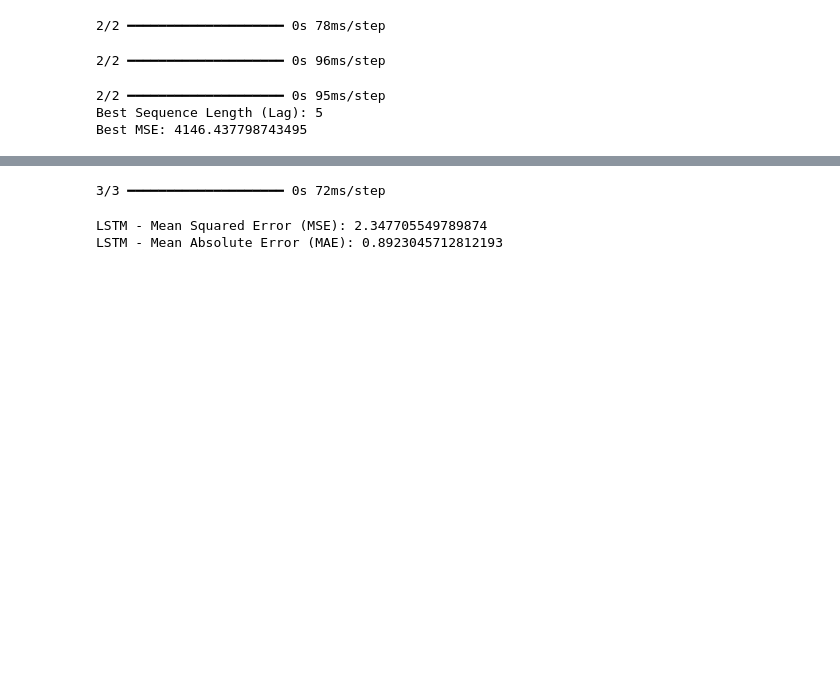
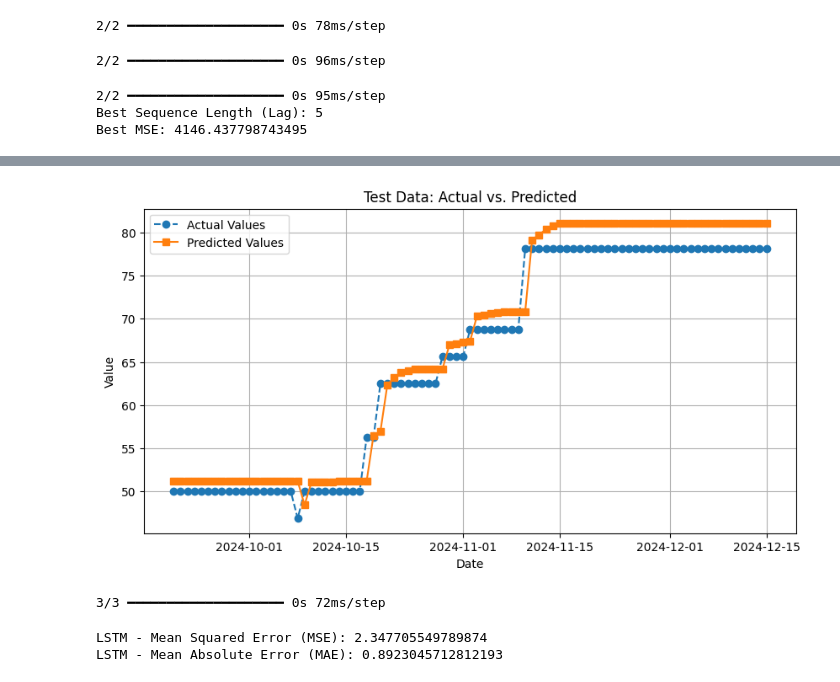
Before and after one commit to marketintelhadp/Agricultural-Price-Intelligence, a Jupyter notebook: notebooks/model_experiments.ipynb, the cells around one changed output, grey strips where cells are left out. Saved outputs shown, nothing was run; the diff lists cells and outputs as text; code cells hidden in the pictures; blank space fills up the shorter version.

```diff
--- a/notebooks/model_experiments.ipynb
+++ b/notebooks/model_experiments.ipynb
@@ -749,0 +779,23 @@ Epoch 100/100
+# %%
+# Predict on test data
+y_test_pred = lstm_model.predict(X_test)
+
+# Inverse transform predictions and actual values to the original scale
+y_test_pred_inv = scaler.inverse_transform(y_test_pred)
+y_test_actual_inv = scaler.inverse_transform(y_test.reshape(-1, 1))
+
+# Align the test dates (skip the first 'best_seq_length' dates)
+aligned_test_dates = test_data['ds'].iloc[best_seq_length:].values
+
+# Plot actual vs. predicted values for test data
+plt.figure(figsize=(10, 5))
+plt.plot(aligned_test_dates, y_test_actual_inv, label="Actual Values", marker='o', linestyle='dashed')
+plt.plot(aligned_test_dates, y_test_pred_inv, label="Predicted Values", marker='s', linestyle='solid')
+
+plt.xlabel("Date")
+plt.ylabel("Value")
+plt.title("Test Data: Actual vs. Predicted")
+plt.legend()
+plt.grid(True)
+plt.show()
+# %% [output]
@@ -750,3 +803,4 @@ Epoch 100/100
+[figure, added]
 # %%
 # Make predictions on the test data
 lstm_pred = lstm_model.predict(X_test)
```
Also changed, not shown: parts of 5 cells of this notebook, 37 other files.
